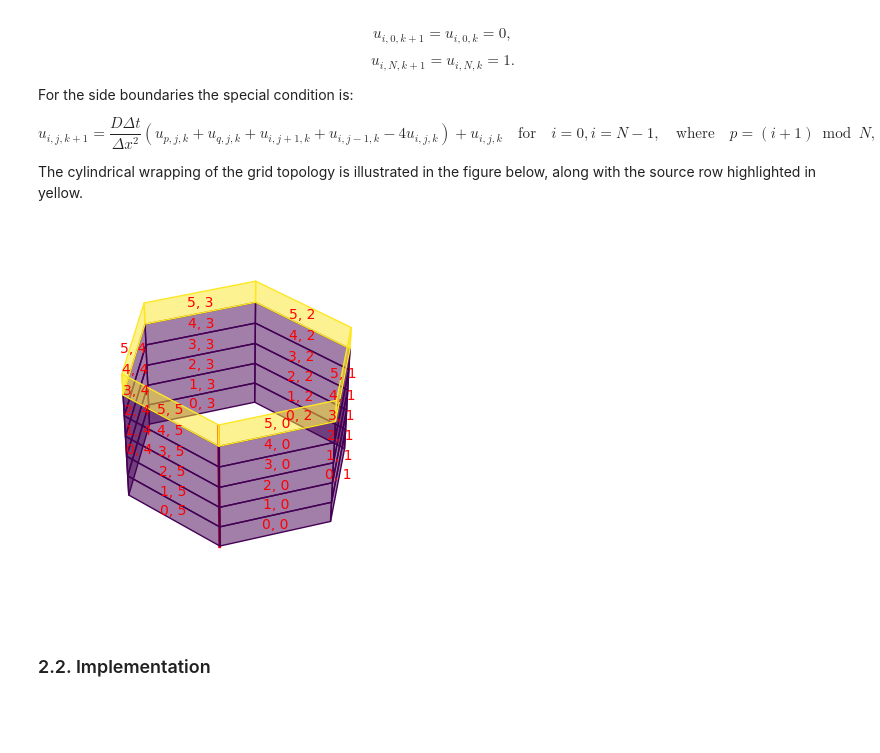
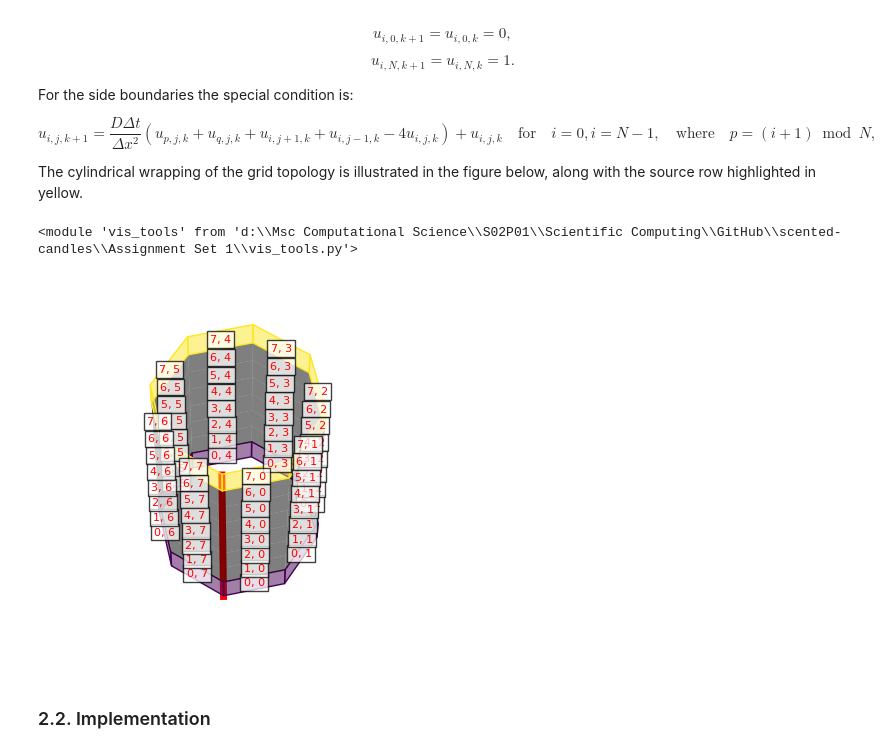
Before and after one commit to mboyan/scented-candles, a Jupyter notebook: Assignment Set 1/AssignmentSet1.ipynb, the cells around one changed output. Saved outputs shown, nothing was run; the diff lists cells and outputs as text; code cells hidden in the pictures; blank space fills up the shorter version.

```diff
--- a/Assignment Set 1/AssignmentSet1.ipynb
+++ b/Assignment Set 1/AssignmentSet1.ipynb
@@ -223,10 +223,14 @@ u_{i,j,k+1} = \frac{D\Delta{t}}{\Delta{x^2}}(u_{p,j,k}+u_{q,j,k}+u_{i,j+1,k}+u_{
 $$
 
 The cylindrical wrapping of the grid topology is illustrated in the figure below, along with the source row highlighted in yellow.
+# %%
+reload(vt)
+# %% [output]
+<module 'vis_tools' from 'd:\\Msc Computational Science\\S02P01\\Scientific Computing\\GitHub\\scented-candles\\Assignment Set 1\\vis_tools.py'>
 # %%
-vt.plot_cylinder_topo(7)
+vt.plot_cylinder_topo(9)
 # %% [output]
-[figure, old version]
+[figure, new version]
 # %% [markdown]
 ### 2.2. Implementation
 # %%
```
Also changed, not shown: parts of 4 cells of this notebook, 2 other files.
